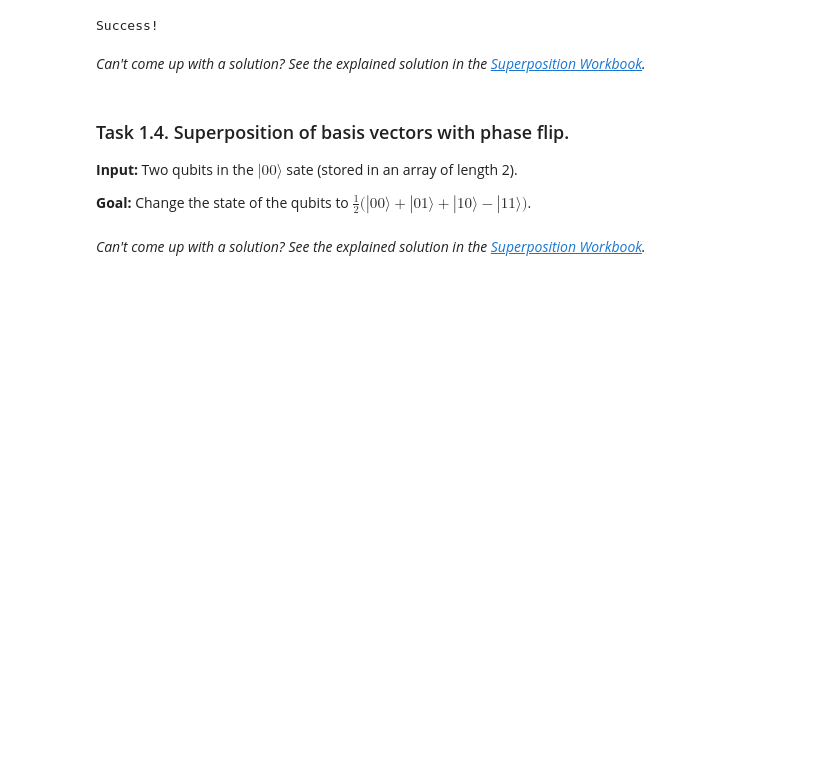
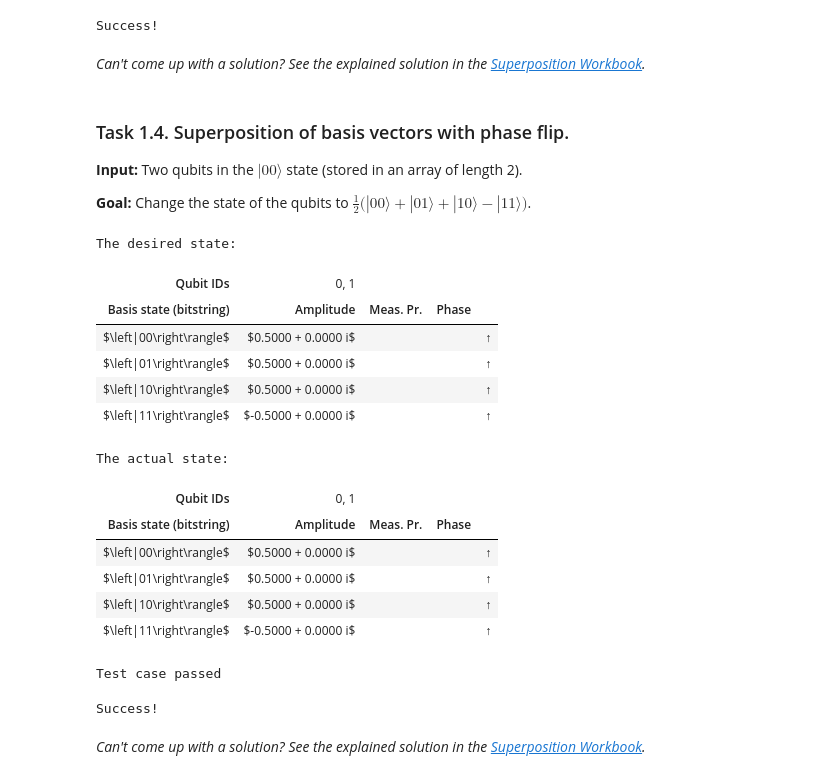
Before and after one commit to CarlosLaraFP/QuantumKatas, a Jupyter notebook: Superposition/Superposition.ipynb, the cells around one changed output. Drawn from its saved outputs; the diff is of its cells as text; code cells hidden in the pictures; blank space fills up the shorter version.

Commit message:
Superposition of basis vectors with local phase flip

```diff
--- a/Superposition/Superposition.ipynb
+++ b/Superposition/Superposition.ipynb
@@ -114,6 +114,6 @@ Success!
 # %% [markdown]
 ### <a name="superposition-of-basis-vectors-with-phase-flip"></a>Task 1.4. Superposition of basis vectors with phase flip.
 
-**Input:** Two qubits in the $|00\rangle$ sate (stored in an array of length 2).
+**Input:** Two qubits in the $|00\rangle$ state (stored in an array of length 2).
 
 **Goal:** Change the state of the qubits to $\frac{1}{2}\big(|00\rangle+|01\rangle+|10\rangle-|11\rangle \big)$.
@@ -126,3 +120,30 @@ operation AllBasisVectorWithPhaseFlip_TwoQubits (qs : Qubit[]) : Unit {
+# %%
+%kata T104_AllBasisVectorWithPhaseFlip_TwoQubits
+
+operation AllBasisVectorWithPhaseFlip_TwoQubits (qs : Qubit[]) : Unit {
+    // Apply Hadamard to each, then Controlled Z
+    // AllBasisVectors_TwoQubits(qs);
+    ApplyToEach(H, qs);
+    // Controlled Z(qs[0..0], qs[1])
+    ControlledOnInt(1, Z)(qs[0..0], qs[1]);
+}
+# %% [output]
+The desired state:
+| Qubit IDs | 0, 1 |
+| Basis state (bitstring) | Amplitude | Meas. Pr. | Phase |
+| $\left|00\right\rangle$ | $0.5000 + 0.0000 i$ |  |  | ↑ |
+| $\left|01\right\rangle$ | $0.5000 + 0.0000 i$ |  |  | ↑ |
+| $\left|10\right\rangle$ | $0.5000 + 0.0000 i$ |  |  | ↑ |
+| $\left|11\right\rangle$ | $-0.5000 + 0.0000 i$ |  |  | ↑ |
+The actual state:
+| Qubit IDs | 0, 1 |
+| Basis state (bitstring) | Amplitude | Meas. Pr. | Phase |
+| $\left|00\right\rangle$ | $0.5000 + 0.0000 i$ |  |  | ↑ |
+| $\left|01\right\rangle$ | $0.5000 + 0.0000 i$ |  |  | ↑ |
+| $\left|10\right\rangle$ | $0.5000 + 0.0000 i$ |  |  | ↑ |
+| $\left|11\right\rangle$ | $-0.5000 + 0.0000 i$ |  |  | ↑ |
+Test case passed
+Success!
 # %% [markdown]
 *Can't come up with a solution? See the explained solution in the [Superposition Workbook](./Workbook_Superposition.ipynb#superposition-of-basis-vectors-with-phase-flip).*
 # %% [markdown]
```
Also changed, not shown: parts of 1 cell of this notebook.
